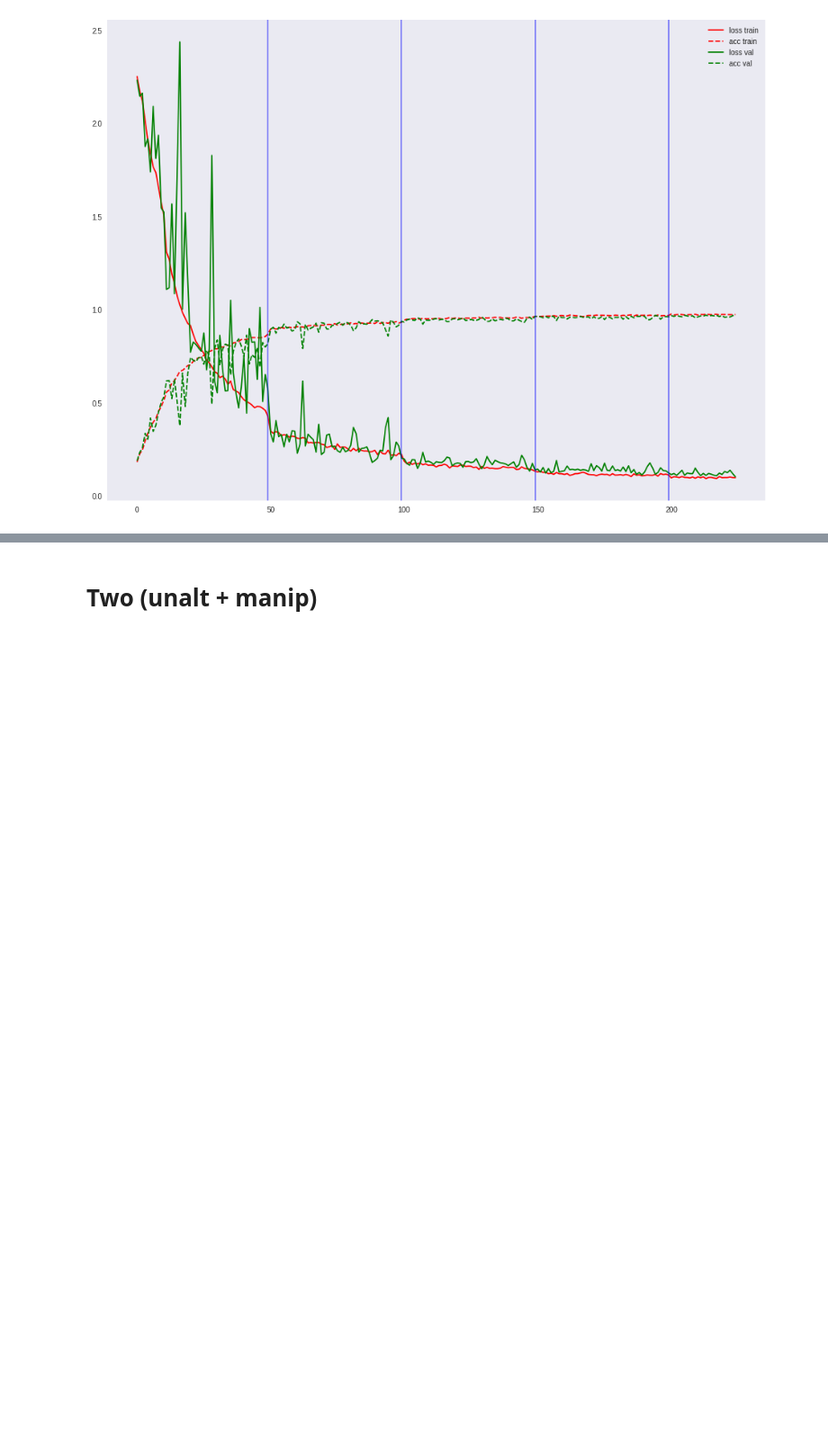
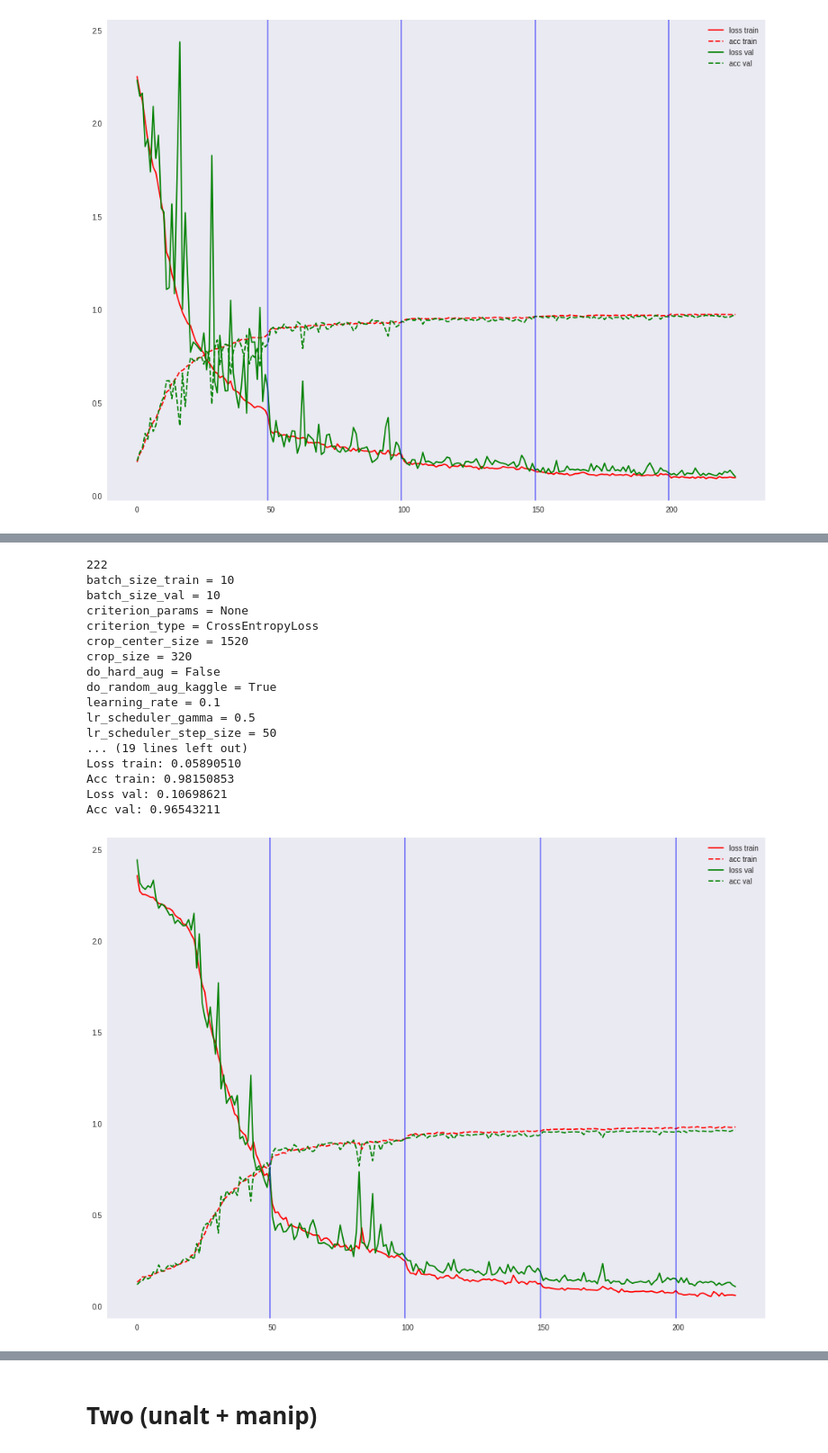
Before and after one commit to cortwave/camera-model-identification, a Jupyter notebook: mephistopheies/ipy/results.ipynb, the cells around one changed output, grey strips where cells are left out. Shown at 90% size. Saved outputs shown, nothing was run; the diff lists cells and outputs as text; code cells hidden in the pictures; blank space fills up the shorter version.

```diff
--- a/mephistopheies/ipy/results.ipynb
+++ b/mephistopheies/ipy/results.ipynb
@@ -592,0 +668,21 @@ Acc val: 0.97209876
+# %%
+view_model('/home/mephistopheies/storage2/data/camera-model-id/models/InceptionResNetV2/256_pretrained_random_aug_kaggle_1005/best_model.tar')
+# %% [output]
+222
+batch_size_train = 10
+batch_size_val = 10
+criterion_params = None
+criterion_type = CrossEntropyLoss
+crop_center_size = 1520
+crop_size = 320
+do_hard_aug = False
+do_random_aug_kaggle = True
+learning_rate = 0.1
+lr_scheduler_gamma = 0.5
+lr_scheduler_step_size = 50
+... (19 lines left out)
+Loss train: 0.05890510
+Acc train: 0.98150853
+Loss val: 0.10698621
+Acc val: 0.96543211
+[figure, added]
```
Also changed, not shown: parts of 7 cells of this notebook, 7 other files.
